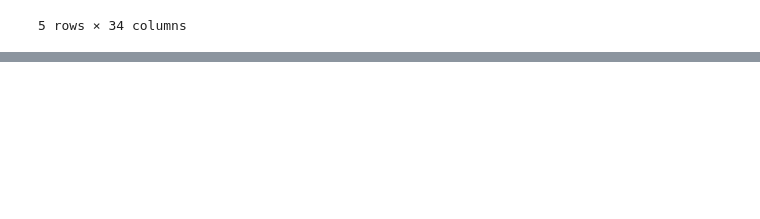
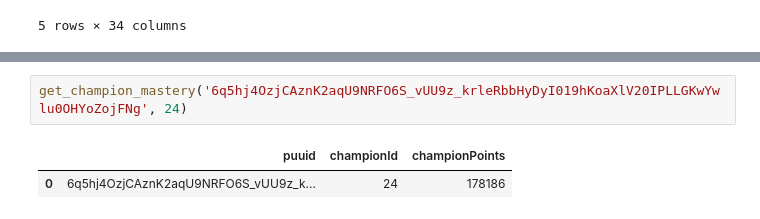
Before and after one commit to alecarreche/LoL_classifier, a Jupyter notebook: python/Testing.ipynb, the cells around one changed output, grey strips where cells are left out. Saved outputs shown, nothing was run; the diff lists cells and outputs as text; blank space fills up the shorter version.

```diff
--- a/python/Testing.ipynb
+++ b/python/Testing.ipynb
@@ -72,0 +187,5 @@ champion_df.drop(
+# %%
+get_champion_mastery('6q5hj4OzjCAznK2aqU9NRFO6S_vUU9z_krleRbbHyDyI019hKoaXlV20IPLLGKwYwlu0OHYoZojFNg', 24)
+# %% [output]
+|  | puuid | championId | championPoints |
+| 0 | 6q5hj4OzjCAznK2aqU9NRFO6S_vUU9z_k... | 24 | 178186 |
```
Also changed, not shown: parts of 15 cells of this notebook, 4 other files.
